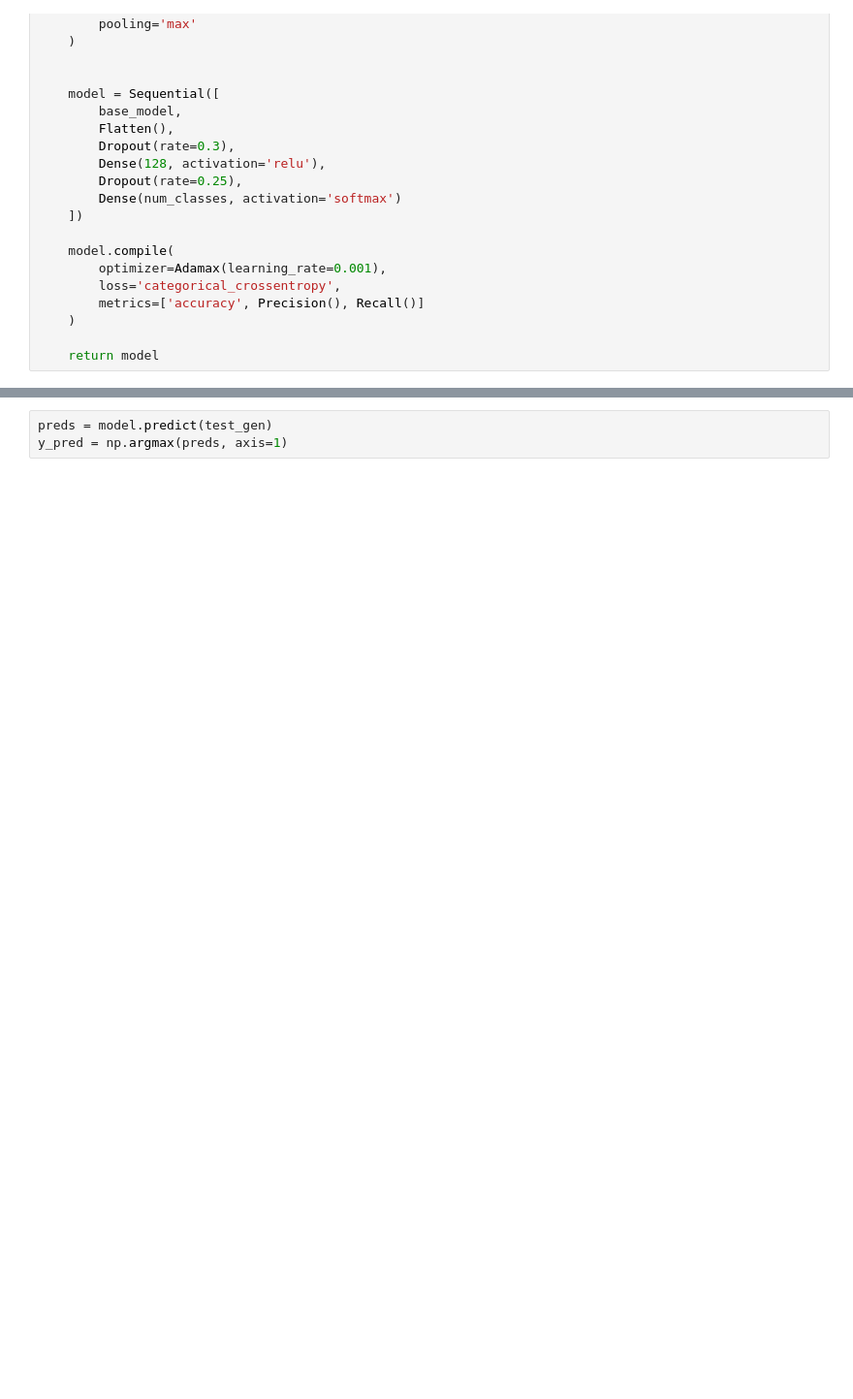
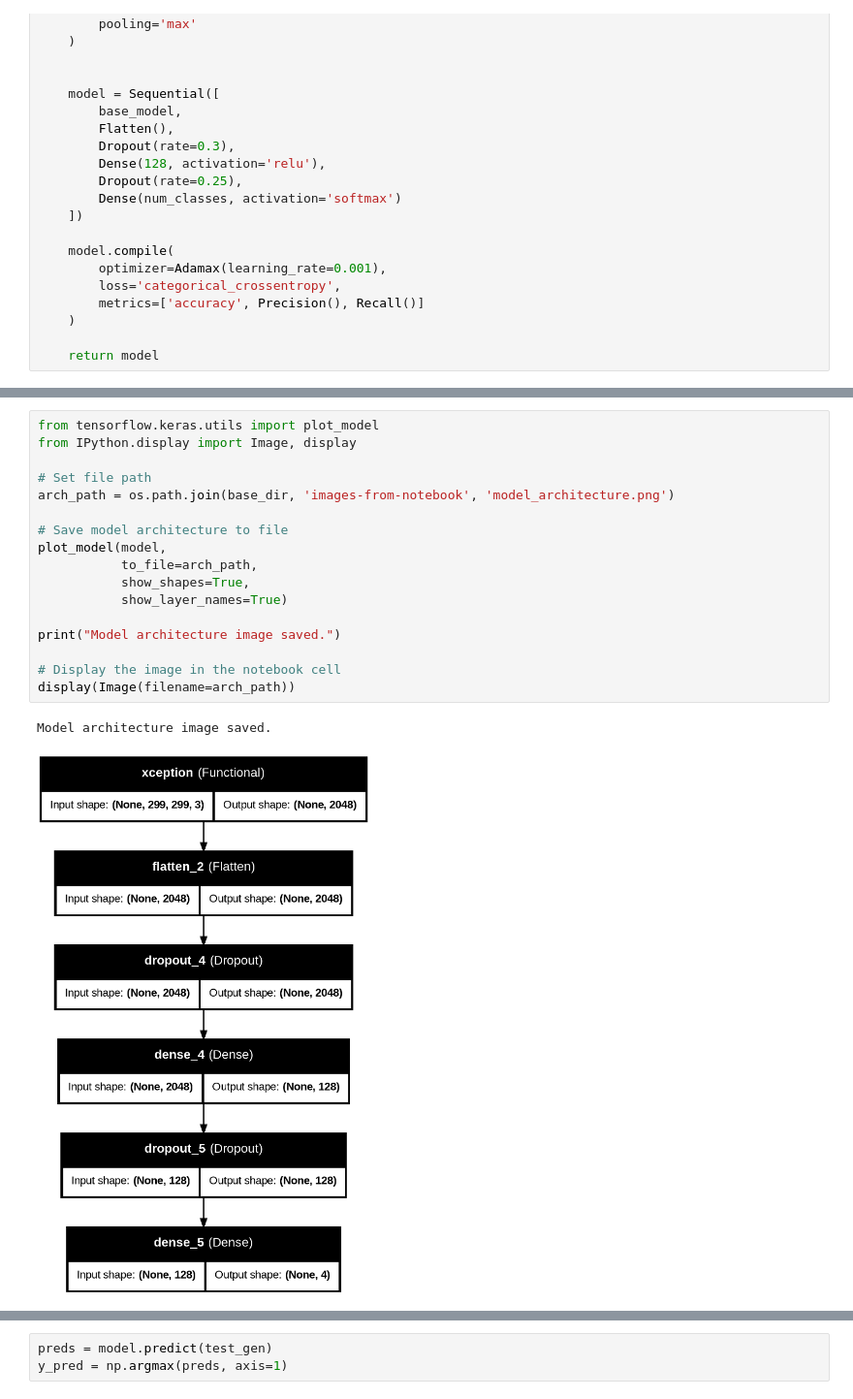
Before and after one commit to Brum99/MRI_brain_tumor_prediction, a Jupyter notebook: MRI_brain_tumor_prediction_colab.ipynb, the cells around one changed output, grey strips where cells are left out. Shown at 97% size. Drawn from its saved outputs; the diff is of its cells as text; blank space fills up the shorter version.

```diff
--- a/MRI_brain_tumor_prediction_colab.ipynb
+++ b/MRI_brain_tumor_prediction_colab.ipynb
@@ -444 +582,21 @@ Epoch 1/10
+# %%
+from tensorflow.keras.utils import plot_model
+from IPython.display import Image, display
+
+# Set file path
+arch_path = os.path.join(base_dir, 'images-from-notebook', 'model_architecture.png')
+
+# Save model architecture to file
+plot_model(model,
+           to_file=arch_path,
+           show_shapes=True,
+           show_layer_names=True)
+
+print("Model architecture image saved.")
+
+# Display the image in the notebook cell
+display(Image(filename=arch_path))
+# %% [output]
+Model architecture image saved.
+[figure, added]
 # %%
```
Also changed, not shown: parts of 17 cells of this notebook.
